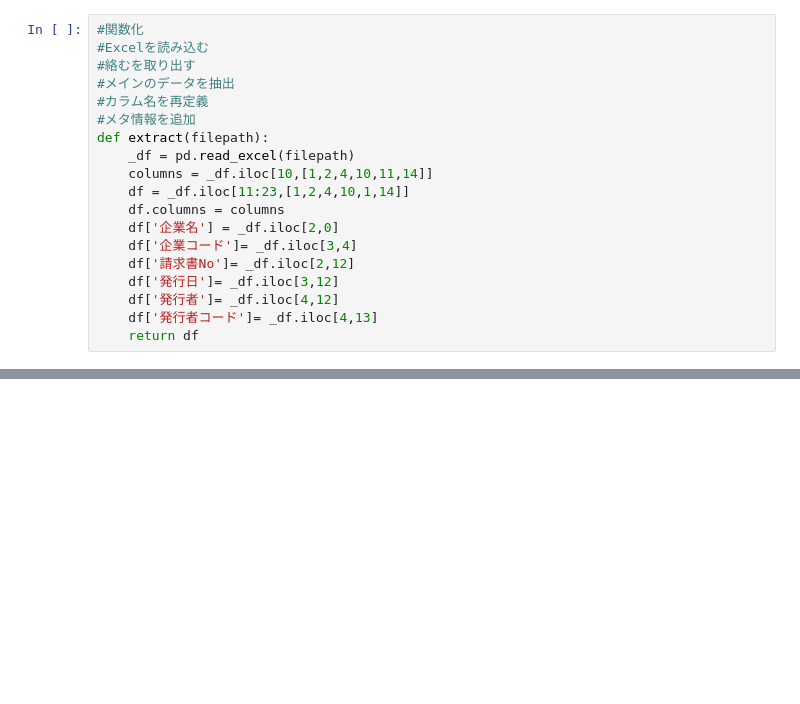
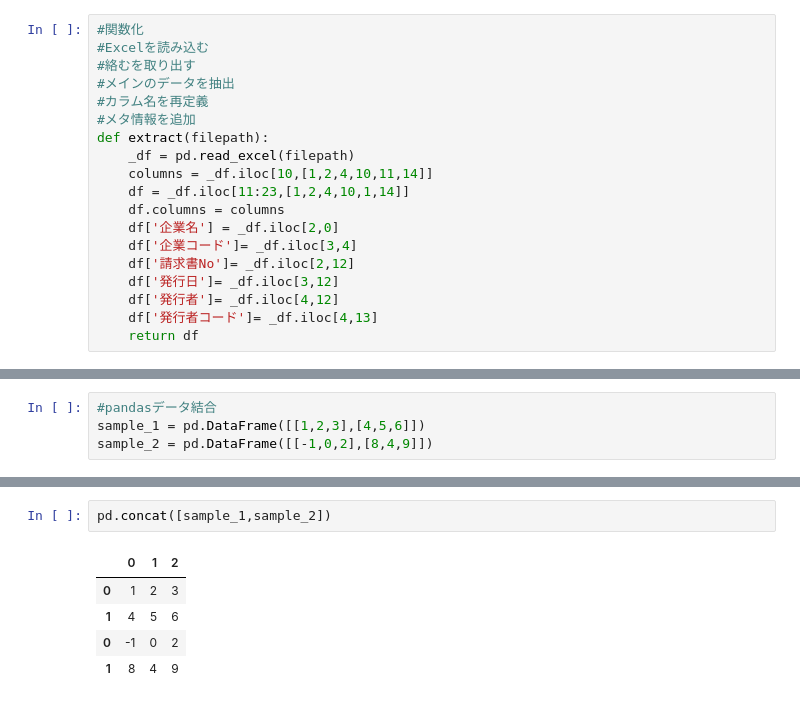
Before and after one commit to klastrom/pandas_excel, a Jupyter notebook: excel_pandas.ipynb, the cells around one changed output, grey strips where cells are left out. Drawn from its saved outputs; the diff is of its cells as text; blank space fills up the shorter version.

Commit message:
excel_pandas.ipynb/output

```diff
--- a/excel_pandas.ipynb
+++ b/excel_pandas.ipynb
@@ -155,0 +151,4 @@ extract(filepath)
+# %%
+#pandasデータ結合
+sample_1 = pd.DataFrame([[1,2,3],[4,5,6]])
+sample_2 = pd.DataFrame([[-1,0,2],[8,4,9]])
@@ -155,0 +163,8 @@ extract(filepath)
+# %%
+pd.concat([sample_1,sample_2])
+# %% [output]
+|  | 0 | 1 | 2 |
+| 0 | 1 | 2 | 3 |
+| 1 | 4 | 5 | 6 |
+| 0 | -1 | 0 | 2 |
+| 1 | 8 | 4 | 9 |
```
Also changed, not shown: parts of 9 cells of this notebook, 1 other file.
